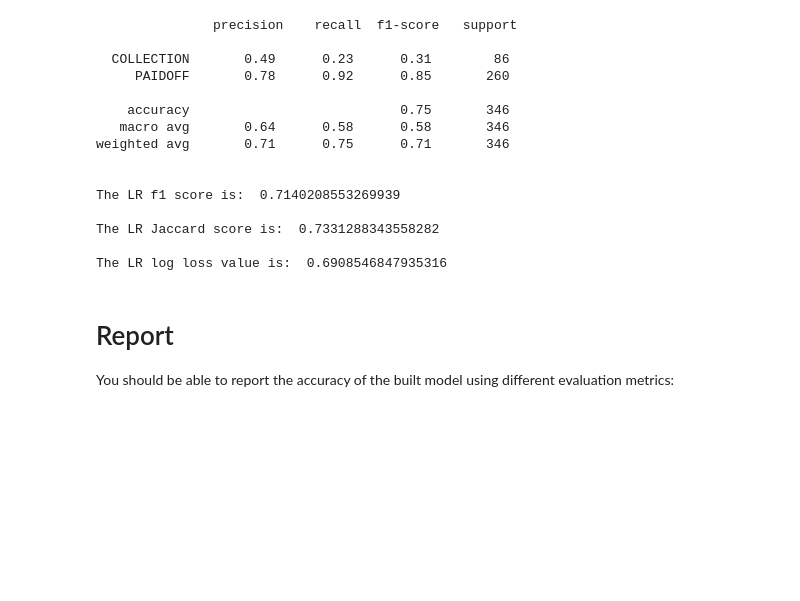
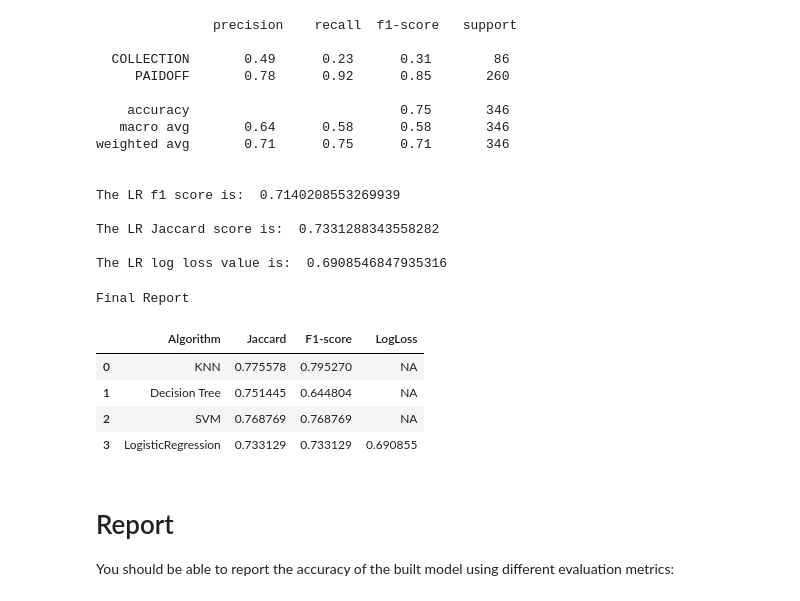
Before and after one commit to EasyAs12345/Coursera_Capstone_ML_Project, a Jupyter notebook: Final Module Course 9.ipynb, the cells around one changed output. Drawn from its saved outputs; the diff is of its cells as text; code cells hidden in the pictures; blank space fills up the shorter version.

```diff
--- a/Final Module Course 9.ipynb
+++ b/Final Module Course 9.ipynb
@@ -780,6 +780,9 @@ The Jaccard score is:  0.7884615384615384
 
 yhat_svm = clf.predict(X_test)
 
+svm_f1 = f1_score(y_test, yhat_svm, average='weighted')
+svm_jaccard = jaccard_score(y_test, yhat_svm, pos_label='PAIDOFF')
+
 print(classification_report(y_test, yhat_svm))
 
 print("\nThe f1 score is: ", f1_score(y_test, yhat_svm, average='weighted') )
@@ -800,17 +803,21 @@ The f1 score is:  0.7159506491944893
 The Jaccard score is:  0.7687687687687688
 # %%
 #  Logistic Regression
+from sklearn.metrics import log_loss
 
 yhat_lr = LR.predict(X_test)
 #print(yhat)
 
 yhat_prob_lr = LR.predict_proba(X_test)
 
+lr_f1 = f1_score(y_test, yhat_lr, average='weighted')
+lr_jaccard = jaccard_score(y_test, yhat_lr, pos_label='PAIDOFF')
+lr_log_loss = log_loss(y_test, yhat_prob_lr)
+
 print("\n", classification_report(y_test, yhat_lr))
 print("\nThe LR f1 score is: ", f1_score(y_test, yhat_lr, average='weighted') )
 print("\nThe LR Jaccard score is: ", jaccard_score(y_test, yhat_lr, pos_label='PAIDOFF') )
 
-from sklearn.metrics import log_loss
 print("\nThe LR log loss value is: ", log_loss(y_test, yhat_prob_lr) )
 # %% [output]
                precision    recall  f1-score   support
@@ -828,6 +835,26 @@ The LR f1 score is:  0.7140208553269939
 The LR Jaccard score is:  0.7331288343558282
 
 The LR log loss value is:  0.6908546847935316
+# %%
+#  Report
+
+data={'Algorithm': ['KNN', 'Decision Tree', 'SVM', 'LogisticRegression'], \
+      'Jaccard': [knn_jaccard, dectree_jaccard, svm_jaccard, lr_jaccard], \
+      'F1-score': [knn_f1, dectree_f1, svm_jaccard, lr_jaccard], \
+      'LogLoss': ['NA', 'NA', 'NA', lr_log_loss] \
+     }
+
+report_df = pd.DataFrame(data)
+
+print("\nFinal Report\n")
+report_df
+# %% [output]
+Final Report
+|  | Algorithm | Jaccard | F1-score | LogLoss |
+| 0 | KNN | 0.775578 | 0.795270 | NA |
+| 1 | Decision Tree | 0.751445 | 0.644804 | NA |
+| 2 | SVM | 0.768769 | 0.768769 | NA |
+| 3 | LogisticRegression | 0.733129 | 0.733129 | 0.690855 |
 # %% [markdown]
 # Report
 
```
Also changed, not shown: parts of 3 cells of this notebook.
